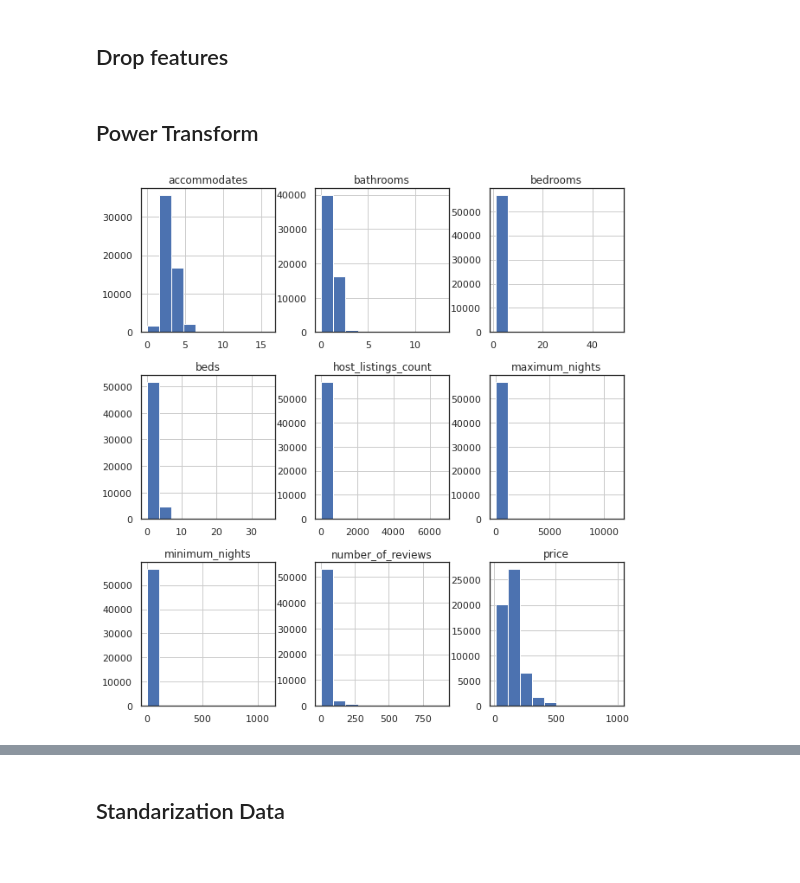
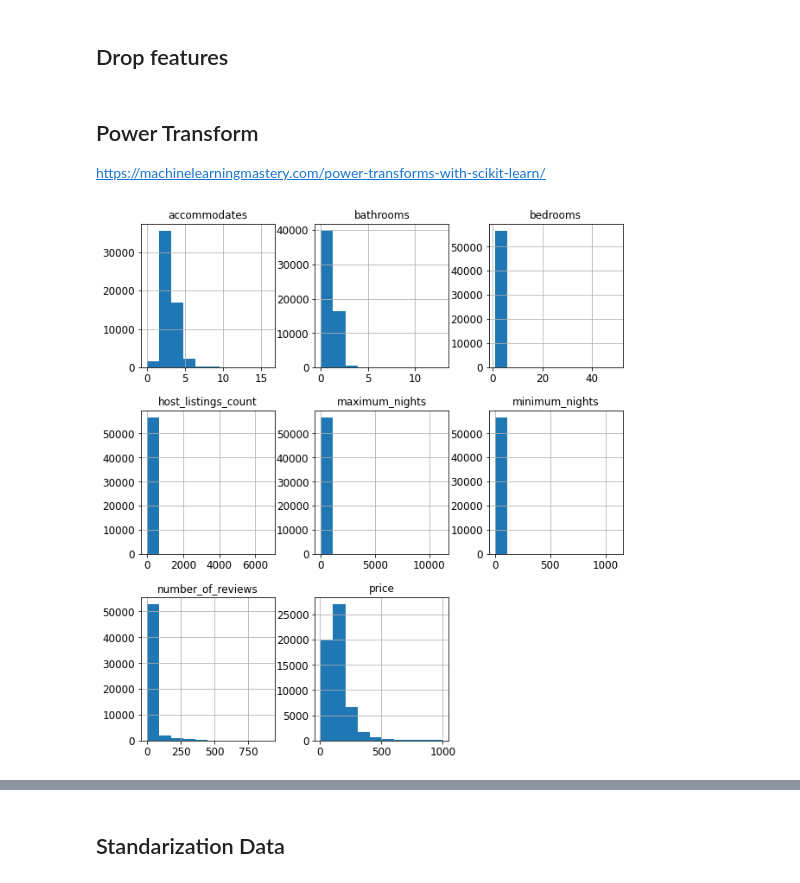
Before and after one commit to flynn3103/airbnb, a Jupyter notebook: notebooks/Feature_Importance.ipynb, the cells around one changed output, grey strips where cells are left out. Saved outputs shown, nothing was run; the diff lists cells and outputs as text; code cells hidden in the pictures.

```diff
--- a/notebooks/Feature_Importance.ipynb
+++ b/notebooks/Feature_Importance.ipynb
@@ -114,18 +135,25 @@ Deprecated in NumPy 1.20; for more details and guidance: https://numpy.org/devdo
 # %%
 # Dropping collinear features
 to_drop = ['latitude',
-           'longitude']
+           'longitude',
+           'beds',
+           'host_response_time_a few days or more']
 
 transformed_df.drop(to_drop, axis=1, inplace=True)
-# %% [markdown]
-## Power Transform
+# %% [markdown]
+## Power Transform
+
+https://machinelearningmastery.com/power-transforms-with-scikit-learn/
 # %%
 numerical_columns = ['accommodates', 'bathrooms',
-                     'bedrooms','beds',
+                     'bedrooms',
                      'host_listings_count',
                      'maximum_nights', 'minimum_nights',
-                     'number_of_reviews', 'price']
+                     'number_of_reviews','price']
+
+for col in numerical_columns:
+    transformed_df[col] = transformed_df[col].astype('float64')
 
 transformed_df[numerical_columns].hist(figsize=(10,11));
 # %% [output]
-[figure, old version]
+[figure, new version]
```
Also changed, not shown: parts of 33 cells of this notebook, 4 other files.
